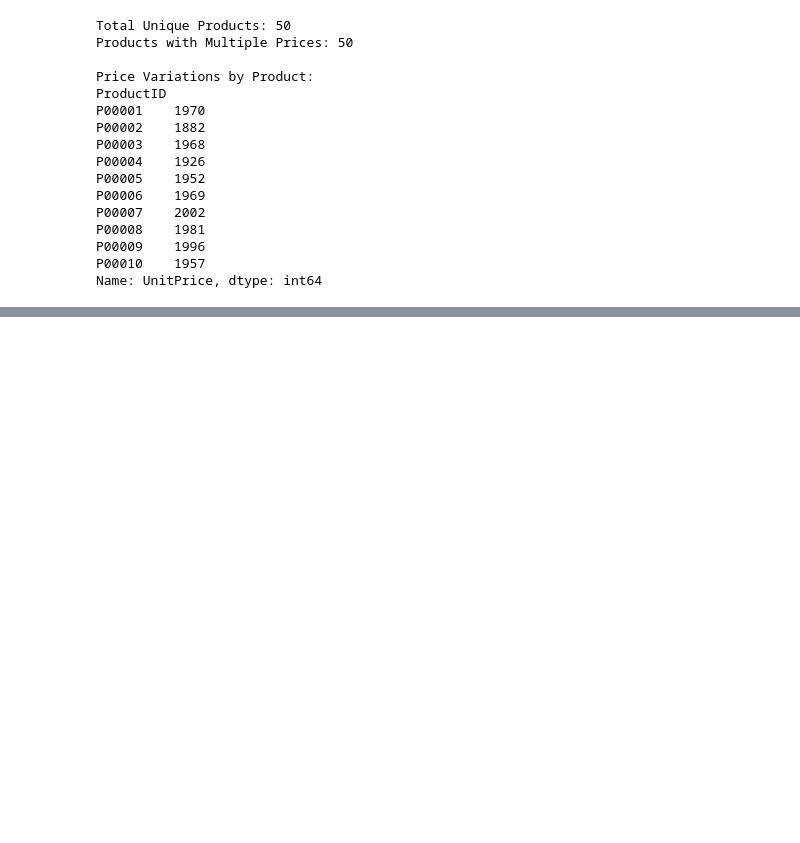
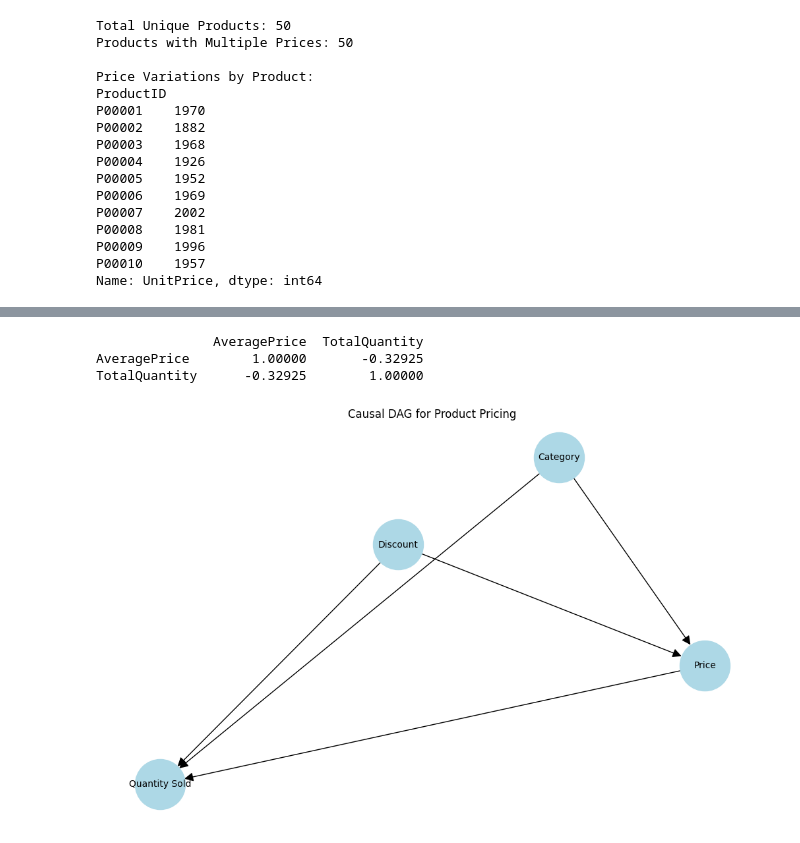
Before and after one commit to ShrinidhiUshetty/algorithmic-pricing-analysis, a Jupyter notebook: notebooks/01_data_cleaning.ipynb, the cells around one changed output, grey strips where cells are left out. Drawn from its saved outputs; the diff is of its cells as text; code cells hidden in the pictures; blank space fills up the shorter version.

```diff
--- a/notebooks/01_data_cleaning.ipynb
+++ b/notebooks/01_data_cleaning.ipynb
@@ -168,0 +292,48 @@ Name: UnitPrice, dtype: int64
+# %%
+
+# Calculate correlation between price and quantity
+correlation = product_analysis[
+    ["AveragePrice", "TotalQuantity"]
+].corr()
+
+print(correlation)
+# %% [output]
+               AveragePrice  TotalQuantity
+AveragePrice        1.00000       -0.32925
+TotalQuantity      -0.32925        1.00000
+# %%
+
+import networkx as nx
+import matplotlib.pyplot as plt
+
+# Create a directed graph
+G = nx.DiGraph()
+
+# Add assumed causal relationships
+G.add_edges_from([
+    ("Category", "Price"),
+    ("Category", "Quantity Sold"),
+    ("Discount", "Price"),
+    ("Discount", "Quantity Sold"),
+    ("Price", "Quantity Sold")
+])
+
+# Draw the graph
+plt.figure(figsize=(10, 6))
+
+pos = nx.spring_layout(G, seed=42)
+
+nx.draw(
+    G, pos,
+    with_labels=True,
+    node_color="lightblue",
+    node_size=3000,
+    font_size=10,
+    arrows=True,
+    arrowsize=20
+)
+
+plt.title("Causal DAG for Product Pricing")
+plt.show()
+# %% [output]
+[figure, added]
```
Also changed, not shown: parts of 11 cells of this notebook.
